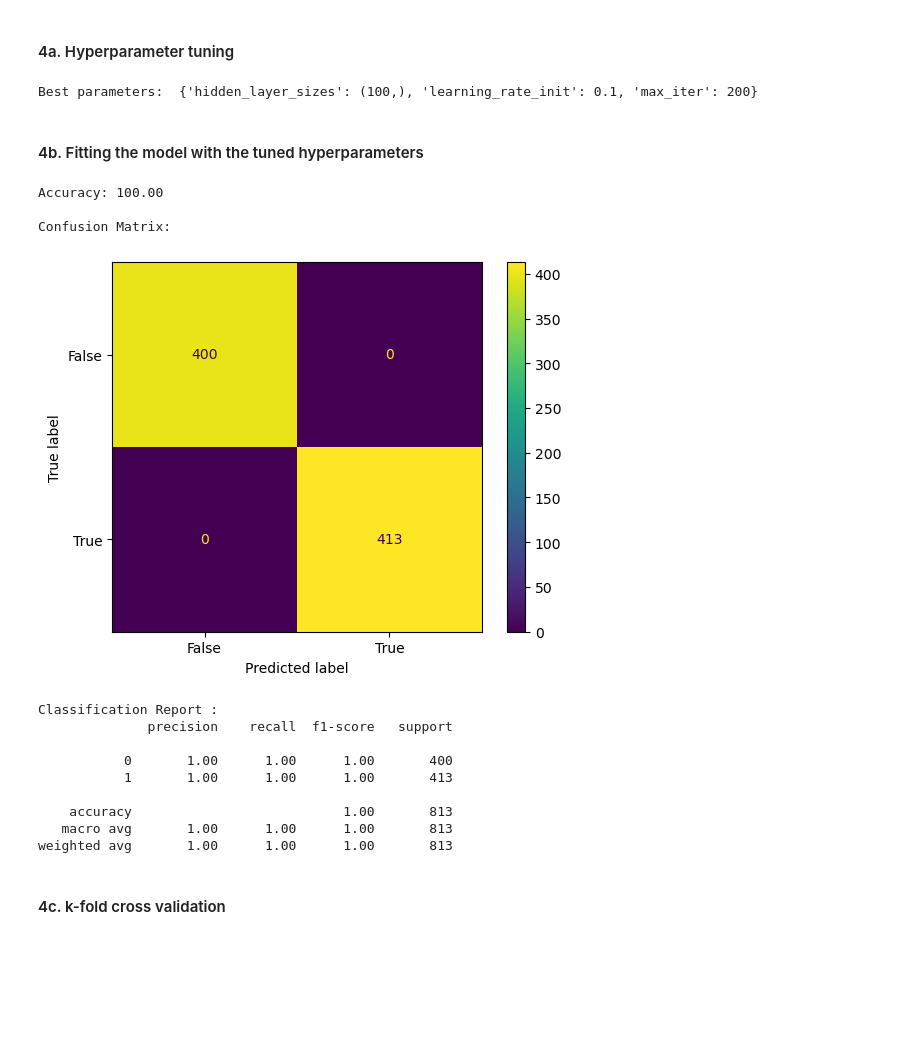
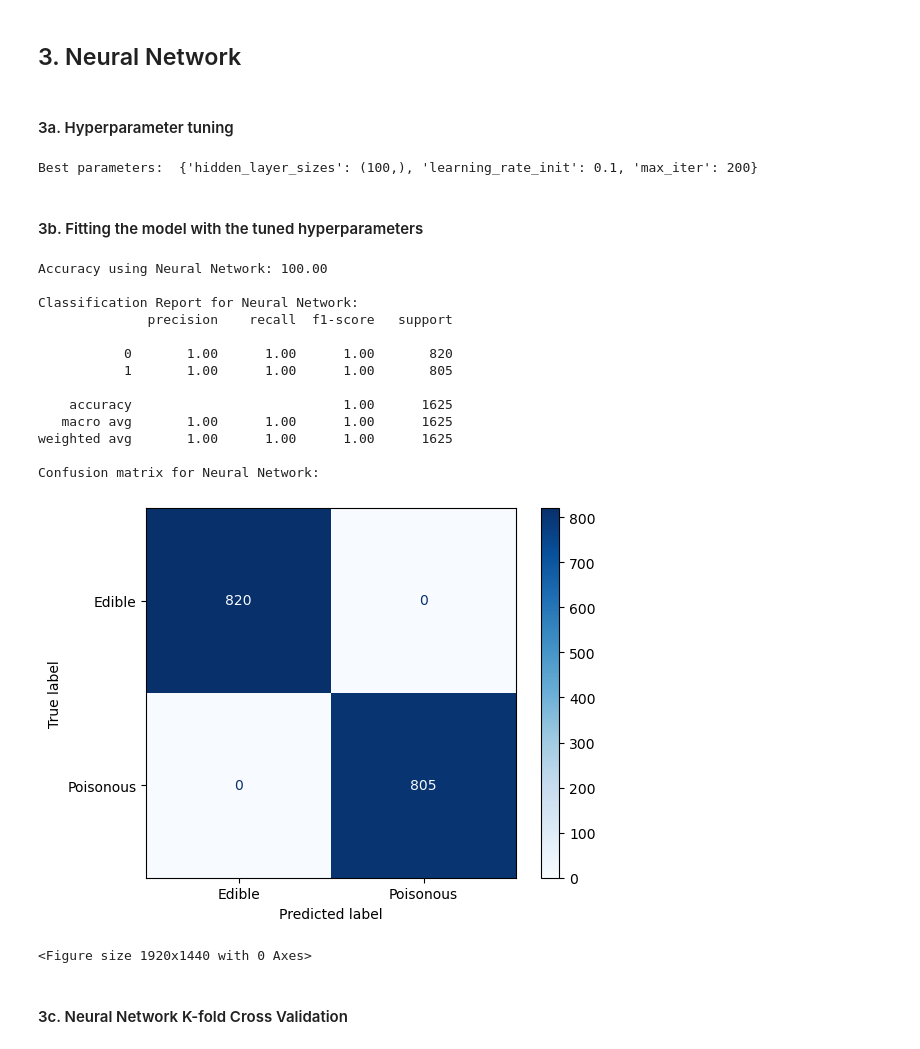
Before and after one commit to ansellum/ecs171-project, a Jupyter notebook: ECS171_Model_Predictions.ipynb, the cells around one changed output. Cells and saved outputs as stored; diff of their text form; code cells hidden in the pictures; blank space fills up the shorter version.

```diff
--- a/ECS171_Model_Predictions.ipynb
+++ b/ECS171_Model_Predictions.ipynb
@@ -180,22 +166,0 @@ Since feature reduction always decreases accuracy comapred to using all features
-# %%
-from sklearn.naive_bayes import GaussianNB
-from sklearn.metrics import confusion_matrix, classification_report
-
-model = GaussianNB()
-model.fit(X_train_enc, y_train_enc)
-pred = model.predict(X_test_enc)
-
-# 3. evaluate model
-accuracy = accuracy_score(y_test_enc, pred)
-print('Accuracy of Naive Bayes: %.2f' % (accuracy*100))
-
-# 3b. confusion matrix
-cm = confusion_matrix(y_test_enc, pred)  # actual, pred
-print("\nConfusion matrix raw: ")
-print(cm)
-cm_display = ConfusionMatrixDisplay(confusion_matrix = cm, display_labels = [False, True])
-cm_display.plot()
-plt.show()
-
-print("\nClassification Report : ")
-print(classification_report(y_test_enc, pred))
@@ -220,5 +278,7 @@ weighted avg       0.91      0.91      0.91       813
+# %% [markdown]
+## 3. Neural Network
 # %% [markdown]
-#### 4a. Hyperparameter tuning
+#### 3a. Hyperparameter tuning
 # %%
 from sklearn.neural_network import MLPClassifier
 import numpy as np
@@ -226,7 +286,7 @@ from sklearn.model_selection import GridSearchCV
 
 # Performing some hyperparameter tuning (it can take aorund 3 minutes)
 max_iterations = [200,500,800,1000]
-hidden_layer_siz = [(100,), (50,), (100, 25), (25, 7), (70, 20), (12, 10), (5, 20)]
+hidden_layer_siz = [(100,), (50,), (25, 7), (12, 10), (5, 7), (200,)]
 learning_rates = 0.1 * np.arange(1, 4)
 param_grid = dict(learning_rate_init = learning_rates, hidden_layer_sizes = hidden_layer_siz, max_iter = max_iterations)
 
@@ -244,42 +304,32 @@ print("Best parameters: ", grid.best_params_)
 # %% [output]
 Best parameters:  {'hidden_layer_sizes': (100,), 'learning_rate_init': 0.1, 'max_iter': 200}
 # %% [markdown]
-#### 4b. Fitting the model with the tuned hyperparameters
+#### 3b. Fitting the model with the tuned hyperparameters
 # %%
-from sklearn.metrics import classification_report
-
 #set model with the best hyperparameters that we just computed
 mlp = MLPClassifier(solver = 'adam', random_state = 42, activation = 'logistic', learning_rate_init = grid_result.best_params_["learning_rate_init"], batch_size = 100, hidden_layer_sizes = grid_result.best_params_["hidden_layer_sizes"], max_iter = grid_result.best_params_["max_iter"])
 
 mlp.fit(X_train_enc, y_train_enc)
 pred = mlp.predict(X_test_enc)
 
-accuracy = accuracy_score(y_test_enc, pred)
-print('Accuracy: %.2f' % (accuracy*100))
-
-print("\nConfusion Matrix: ")
-cm = confusion_matrix(y_test_enc, pred)
-cm_display = ConfusionMatrixDisplay(confusion_matrix = cm, display_labels = [False, True])
-cm_display.plot()
-plt.show()
-
-print("\nClassification Report : ")
-print(classification_report(y_test_enc, pred))
+display_metrics(y_test_enc, pred, "Neural Network")
 # %% [output]
-Accuracy: 100.00
+Accuracy using Neural Network: 100.00
 
-Confusion Matrix:
+Classification Report for Neural Network:
+              precision    recall  f1-score   support
+
+           0       1.00      1.00      1.00       820
+           1       1.00      1.00      1.00       805
+
+    accuracy                           1.00      1625
+   macro avg       1.00      1.00      1.00      1625
+weighted avg       1.00      1.00      1.00      1625
+
+Confusion matrix for Neural Network:
-[figure, old version]
+[figure, new version]
-Classification Report :
-              precision    recall  f1-score   support
-
-           0       1.00      1.00      1.00       400
-           1       1.00      1.00      1.00       413
-
-    accuracy                           1.00       813
-   macro avg       1.00      1.00      1.00       813
-weighted avg       1.00      1.00      1.00       813
+<Figure size 1920x1440 with 0 Axes>
-# %% [markdown]
-#### 4c. k-fold cross validation
+# %% [markdown]
+#### 3c. Neural Network K-fold Cross Validation
 # %%
 # Using sklearn function cross_validate()
```
Also changed, not shown: parts of 19 cells of this notebook.
